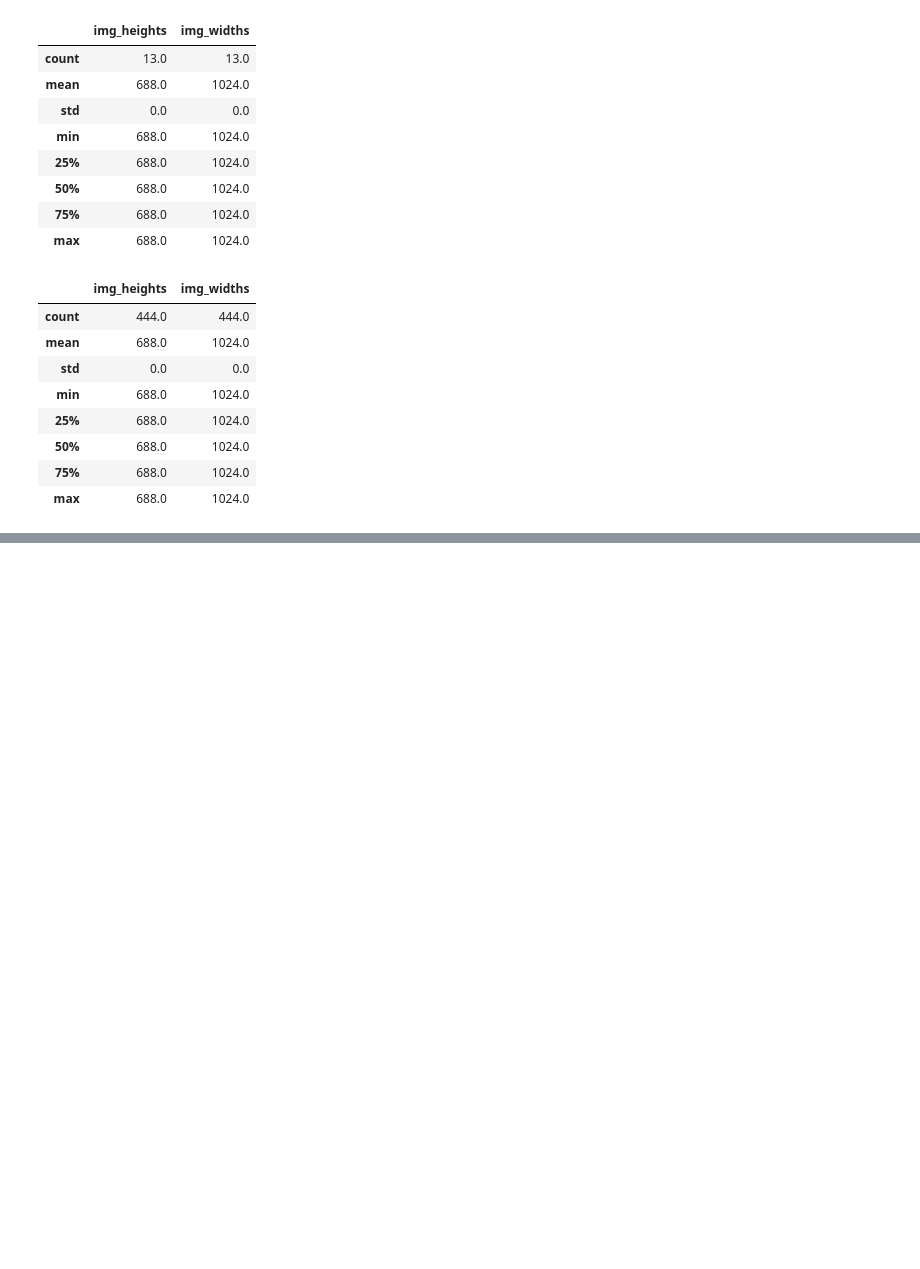
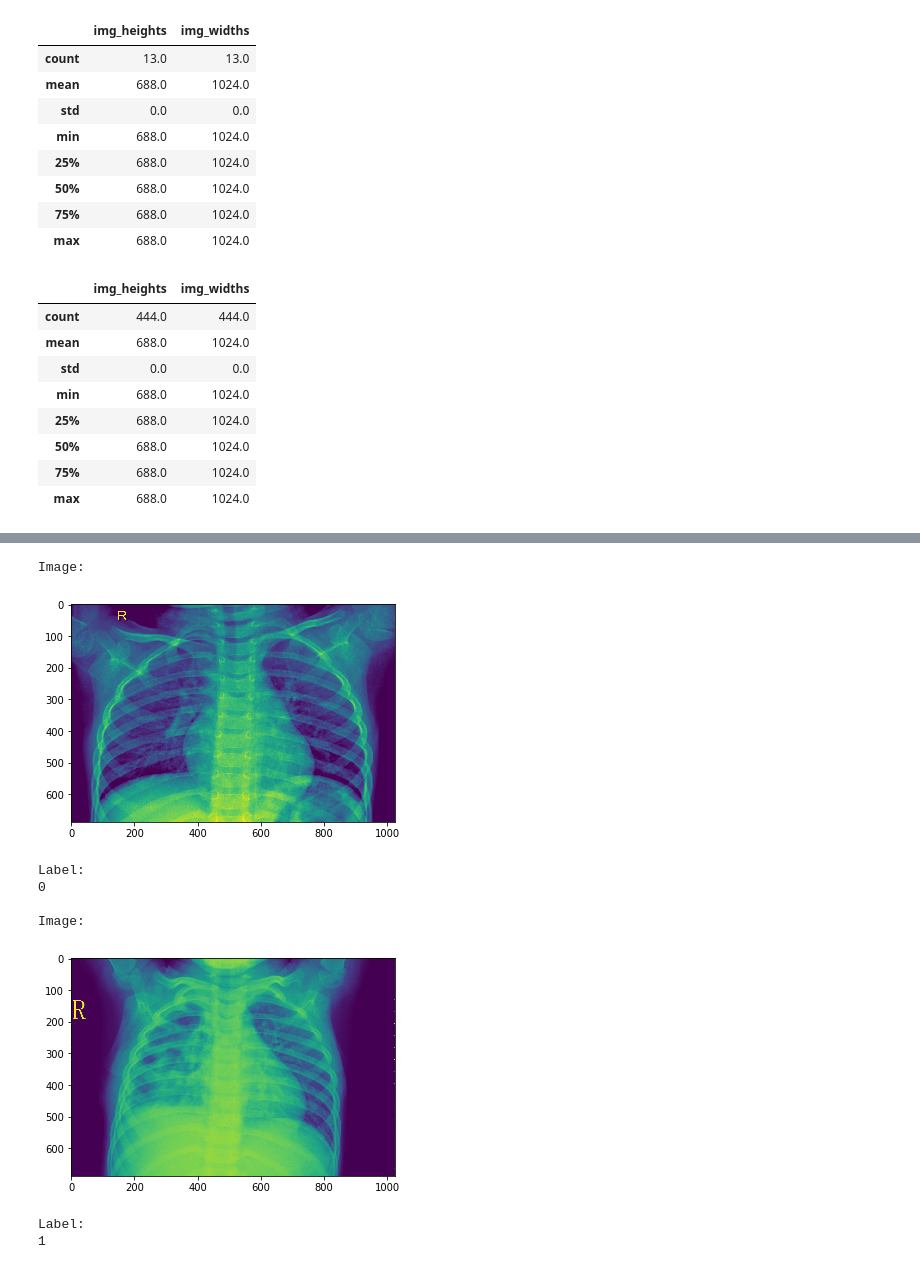
Before and after one commit to khyatimahajan/ml_project_fall_2019, a Jupyter notebook: Step 1 - reading data.ipynb, the cells around one changed output, grey strips where cells are left out. Drawn from its saved outputs; the diff is of its cells as text; code cells hidden in the pictures; blank space fills up the shorter version.

```diff
--- a/Step 1 - reading data.ipynb
+++ b/Step 1 - reading data.ipynb
@@ -329,5 +329,5 @@ for i in range(len(train_images_selected)):
 # %%
 for i in range(len(val_images_selected)):
-    val_images_selected[i].resize((688, 1024), refcheck=False)
+    val_images_selected[i] = cv.resize(val_images_selected[i], (1024, 688))
 # %%
 for i in range(len(test_images_selected)):
@@ -402,0 +429,26 @@ test_image_size_info.describe()
+# %%
+# Example validation images
+print('Image:')
+plt.imshow(val_images_selected[0])
+plt.show()
+
+print('Label:')
+print(val_labels_selected[0])
+print()
+
+print('Image:')
+plt.imshow(val_images_selected[-1])
+plt.show()
+
+print('Label:')
+print(val_labels_selected[-1])
+# %% [output]
+Image:
+[figure, added]
+Label:
+0
+
+Image:
+[figure, added]
+Label:
+1
```
Also changed, not shown: parts of 5 cells of this notebook.
